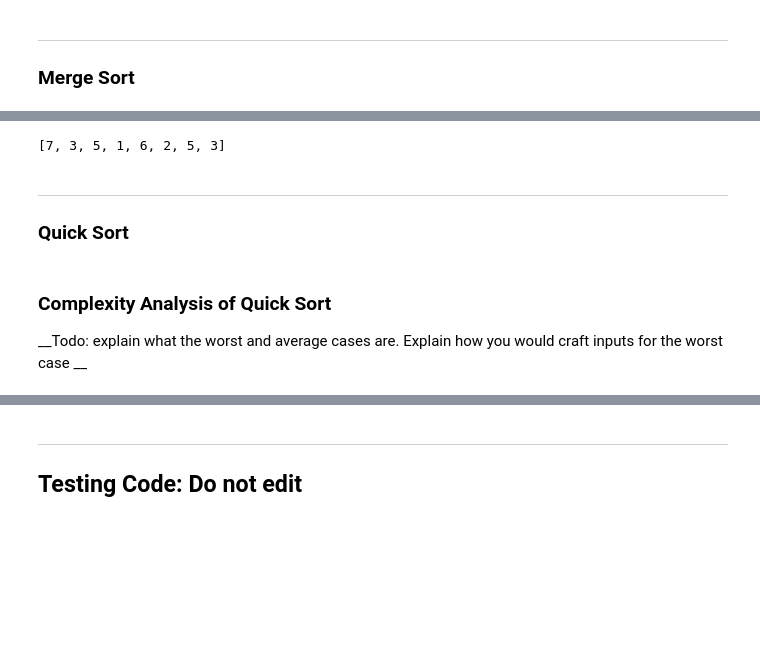
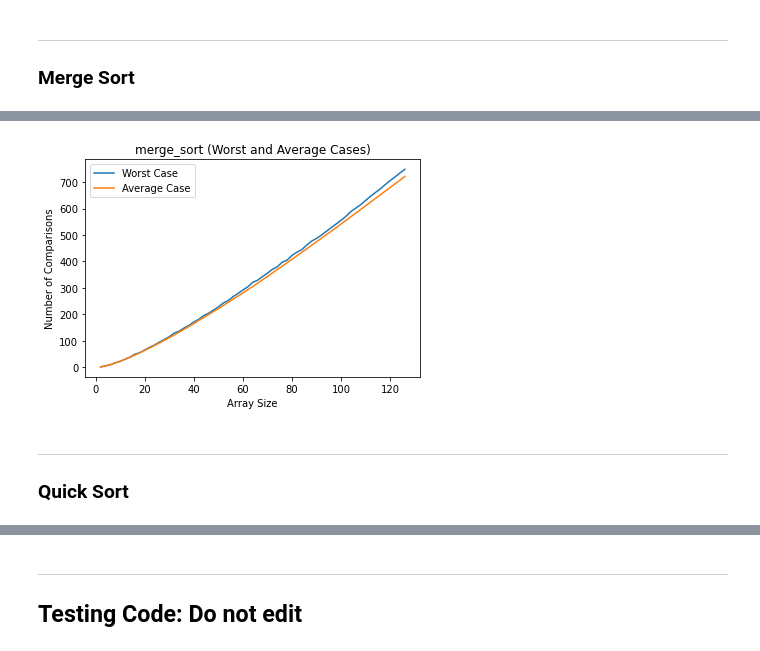
Before and after one commit to Julia-Immer/Algorithms-Homework, a Jupyter notebook: Programming-Assignment-1-Sorting.ipynb, the cells around one changed output, grey strips where cells are left out. Drawn from its saved outputs; the diff is of its cells as text; code cells hidden in the pictures; blank space fills up the shorter version.

```diff
--- a/Programming-Assignment-1-Sorting.ipynb
+++ b/Programming-Assignment-1-Sorting.ipynb
@@ -312,14 +314,40 @@ def worst_case_mergesort(size):
     wc_mergesort_divide(wc, 0, len(wc)-1)
 
     return wc
-# %%
-## WRITE CODE HERE TO GENERATE WORST CASE and AVERAGE CASE INPUTS/PLOT
-## You may cut and paste from code we provided or directly call them
-size = 8
-wc = worst_case_mergesort(size)
-print(wc)
-# %% [output]
-[7, 3, 5, 1, 6, 2, 5, 3]
+# %%
+## Code to generate worst and average cases of Merge Sort
+array_sizes = range(2, 128, 2)
+
+# Code for running sorting and generating number of compares
+# Worst case is an array input that's in descending order
+num_compares_wc = []
+for n in array_sizes:
+    a = worst_case_mergesort(n)
+    nc = merge_sort(a)
+    num_compares_wc.append(nc)
+
+# Randomized arrays for Average Case
+num_compares_random = []
+num_trials = 1000
+for n in array_sizes:
+    total = 0
+    for m in range(num_trials):
+        a = create_random_shuffled_array(n)
+        nc = merge_sort(a)
+        total+=nc
+    avg = total / num_trials
+    num_compares_random.append(avg)
+
+# Code for plotting
+plt.plot(array_sizes, num_compares_wc, label='Worst Case')
+plt.plot(array_sizes, num_compares_random, label='Average Case')
+plt.legend(['Worst Case', 'Average Case'])
+plt.title('merge_sort (Worst and Average Cases)')
+plt.xlabel('Array Size')
+plt.ylabel('Number of Comparisons')
+plt.show()
+# %% [output]
+[figure, added]
 # %% [markdown]
 ----
 ### Quick Sort
@@ -395,7 +392,3 @@ def quick_sort(a):
     num_compares = pivot_and_num_compares[1]
 
     return num_compares
-# %% [markdown]
-### Complexity Analysis of Quick Sort
-
-__Todo: explain what the worst and average cases are. Explain how you would craft inputs for the worst case __
```
Also changed, not shown: parts of 16 cells of this notebook.
